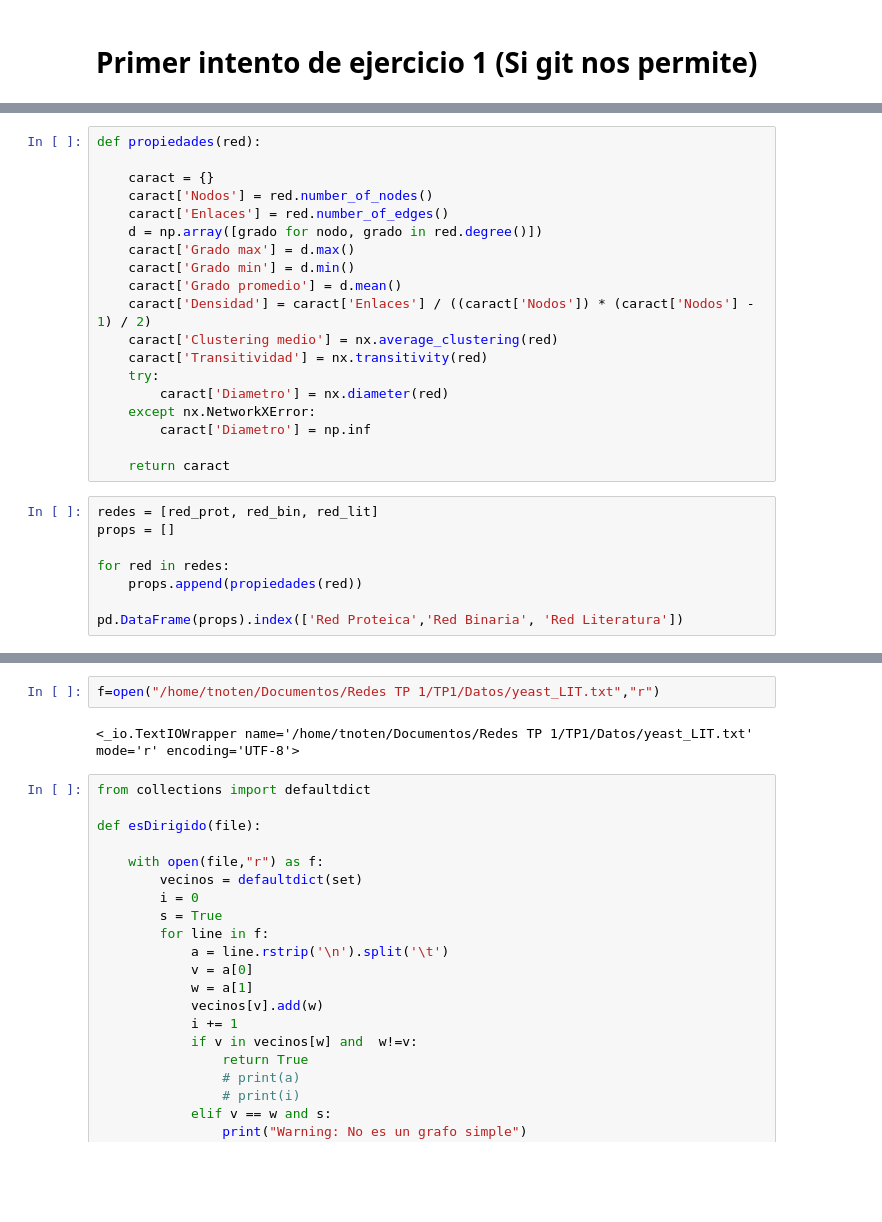
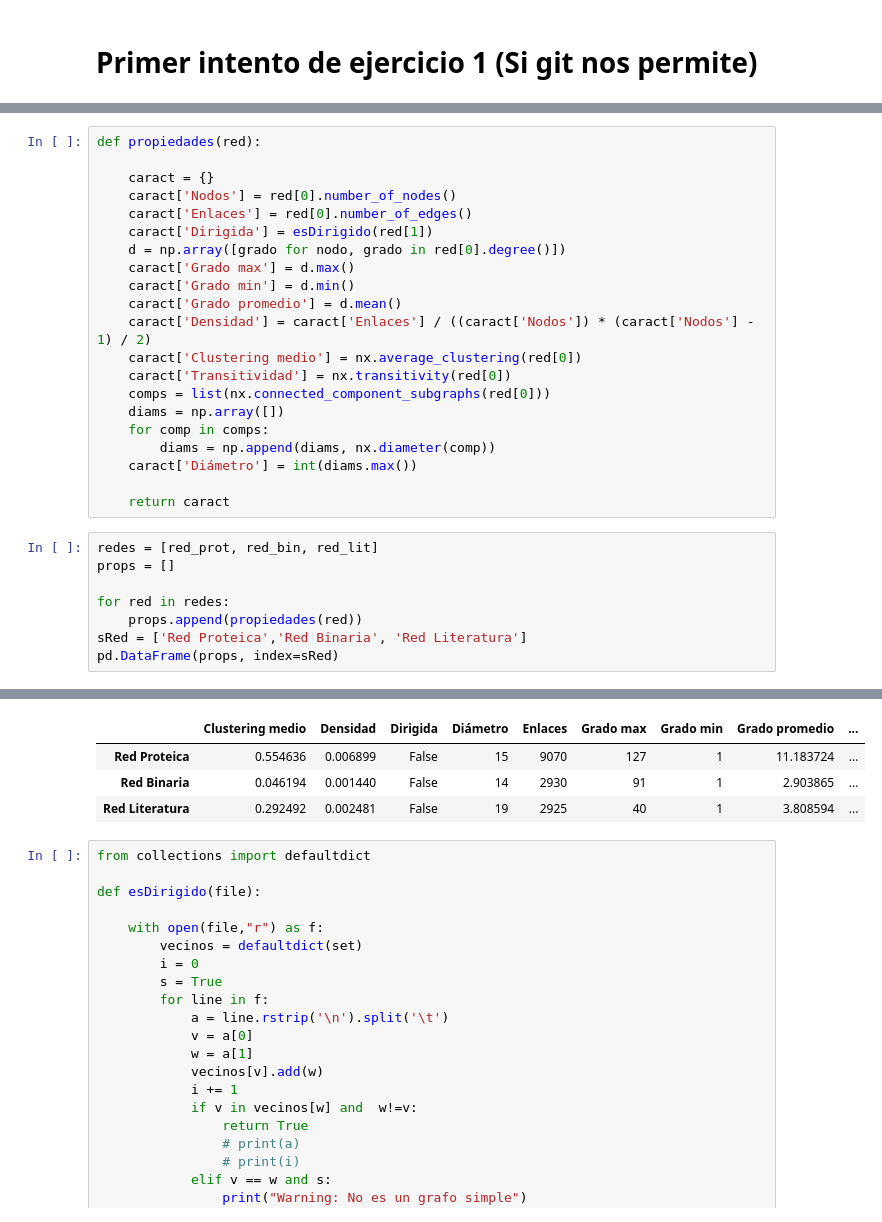
Before and after one commit to MarianoNicolini17/TP1, a Jupyter notebook: ej_1.ipynb, the cells around one changed output, grey strips where cells are left out. Drawn from its saved outputs; the diff is of its cells as text; blank space fills up the shorter version.

```diff
--- a/ej_1.ipynb
+++ b/ej_1.ipynb
@@ -38,19 +44,21 @@ print(a)
 def propiedades(red):
 
     caract = {}
-    caract['Nodos'] = red.number_of_nodes()
-    caract['Enlaces'] = red.number_of_edges()
-    d = np.array([grado for nodo, grado in red.degree()])
+    caract['Nodos'] = red[0].number_of_nodes()
+    caract['Enlaces'] = red[0].number_of_edges()
+    caract['Dirigida'] = esDirigido(red[1])
+    d = np.array([grado for nodo, grado in red[0].degree()])
     caract['Grado max'] = d.max()
     caract['Grado min'] = d.min()
     caract['Grado promedio'] = d.mean()
     caract['Densidad'] = caract['Enlaces'] / ((caract['Nodos']) * (caract['Nodos'] - 1) / 2)
-    caract['Clustering medio'] = nx.average_clustering(red)
-    caract['Transitividad'] = nx.transitivity(red)
-    try:
-        caract['Diametro'] = nx.diameter(red)
-    except nx.NetworkXError:
-        caract['Diametro'] = np.inf
+    caract['Clustering medio'] = nx.average_clustering(red[0])
+    caract['Transitividad'] = nx.transitivity(red[0])
+    comps = list(nx.connected_component_subgraphs(red[0]))
+    diams = np.array([])
+    for comp in comps:
+        diams = np.append(diams, nx.diameter(comp))
+    caract['Diámetro'] = int(diams.max())
 
     return caract
 # %%
@@ -59,6 +67,6 @@ props = []
 
 for red in redes:
     props.append(propiedades(red))
-
-pd.DataFrame(props).index(['Red Proteica','Red Binaria', 'Red Literatura'])
+sRed = ['Red Proteica','Red Binaria', 'Red Literatura']
+pd.DataFrame(props, index=sRed)
 # %% [output]
@@ -66,7 +75,7 @@ TypeError: 'RangeIndex' object is not callable
+|  | Clustering medio | Densidad | Dirigida | Diámetro | Enlaces | Grado max | Grado min | Grado promedio | ... |
+| Red Proteica | 0.554636 | 0.006899 | False | 15 | 9070 | 127 | 1 | 11.183724 | ... |
+| Red Binaria | 0.046194 | 0.001440 | False | 14 | 2930 | 91 | 1 | 2.903865 | ... |
+| Red Literatura | 0.292492 | 0.002481 | False | 19 | 2925 | 40 | 1 | 3.808594 | ... |
-# %%
-f=open("/home/tnoten/Documentos/Redes TP 1/TP1/Datos/yeast_LIT.txt","r")
-# %% [output]
-<_io.TextIOWrapper name='/home/tnoten/Documentos/Redes TP 1/TP1/Datos/yeast_LIT.txt' mode='r' encoding='UTF-8'>
 # %%
 from collections import defaultdict
 
```
Also changed, not shown: parts of 11 cells of this notebook.
